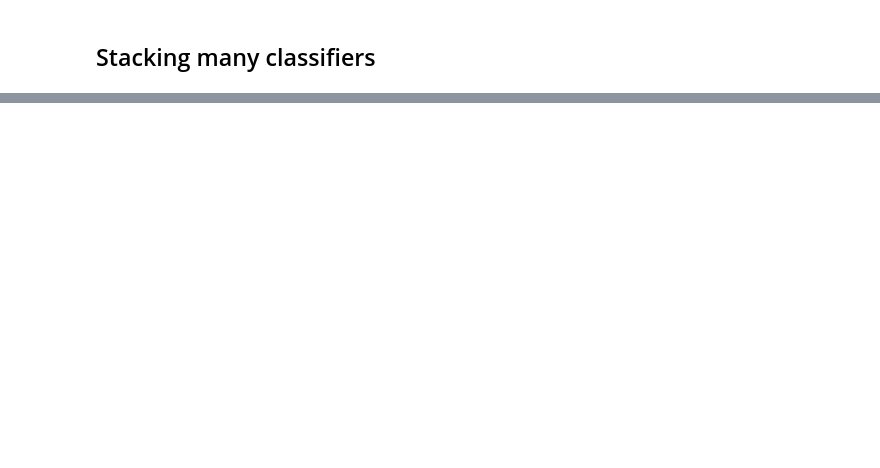
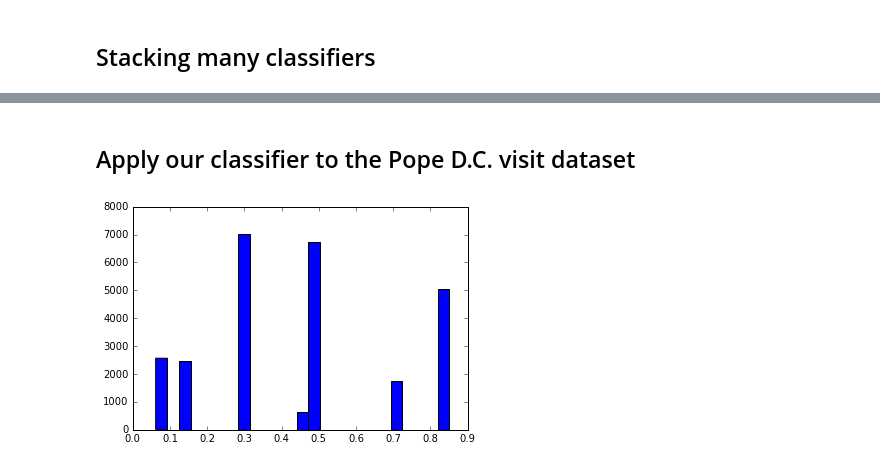
Before and after one commit to cmoad/hackathon, a Jupyter notebook: Hackathon.ipynb, the cells around one changed output, grey strips where cells are left out. Saved outputs shown, nothing was run; the diff lists cells and outputs as text; code cells hidden in the pictures; blank space fills up the shorter version.

```diff
--- a/Hackathon.ipynb
+++ b/Hackathon.ipynb
@@ -146,0 +201,6 @@ nltk.classify.accuracy(classifier, test_set)
+# %% [markdown]
+## Apply our classifier to the Pope D.C. visit dataset
+# %%
+hist = plt.hist(sorted([classifier.prob_classify(relevance_features(doc)).prob('related') for doc in docsPope]), bins=25)
+# %% [output]
+[figure, added]
```
Also changed, not shown: parts of 20 cells of this notebook.
